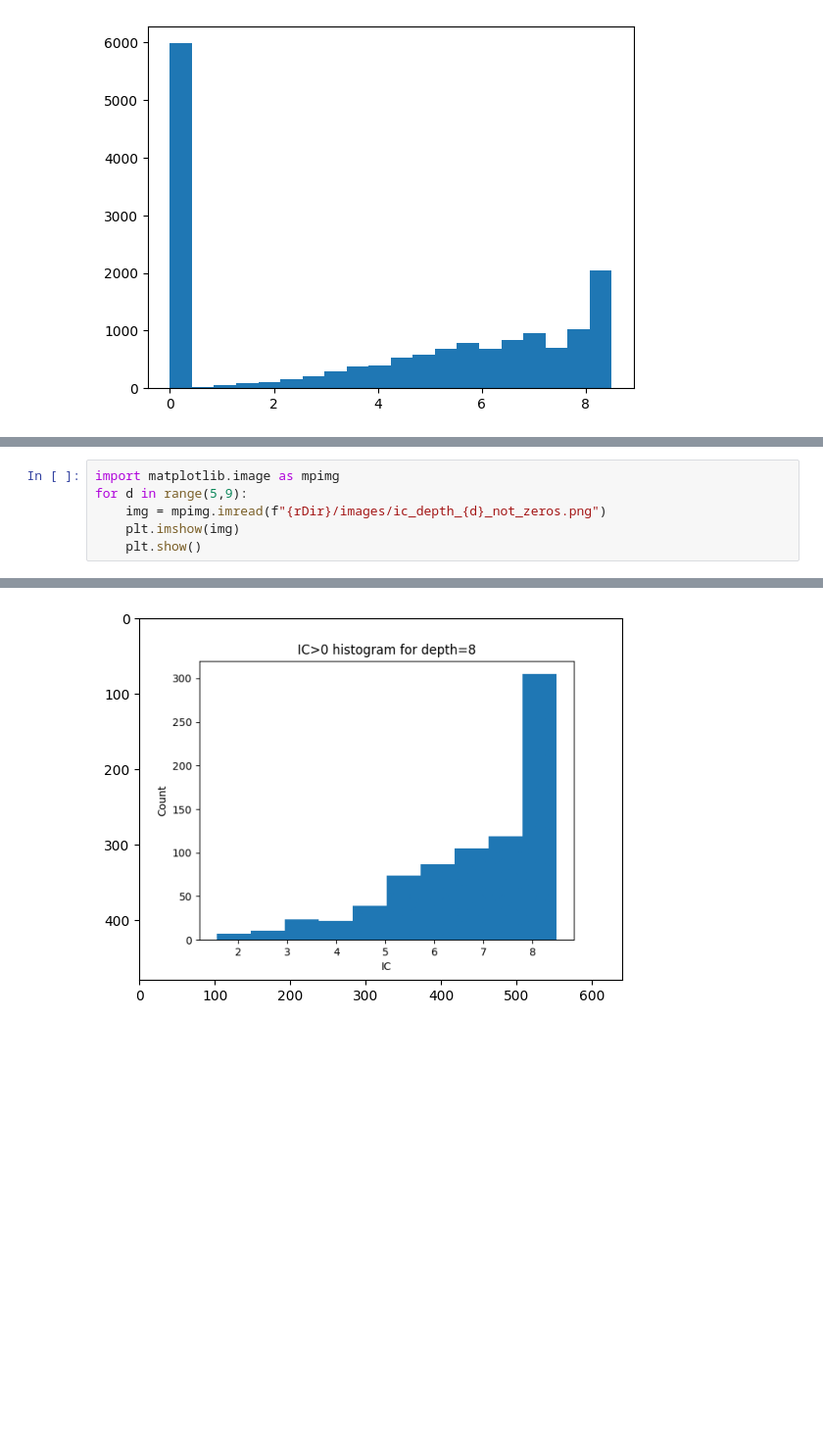
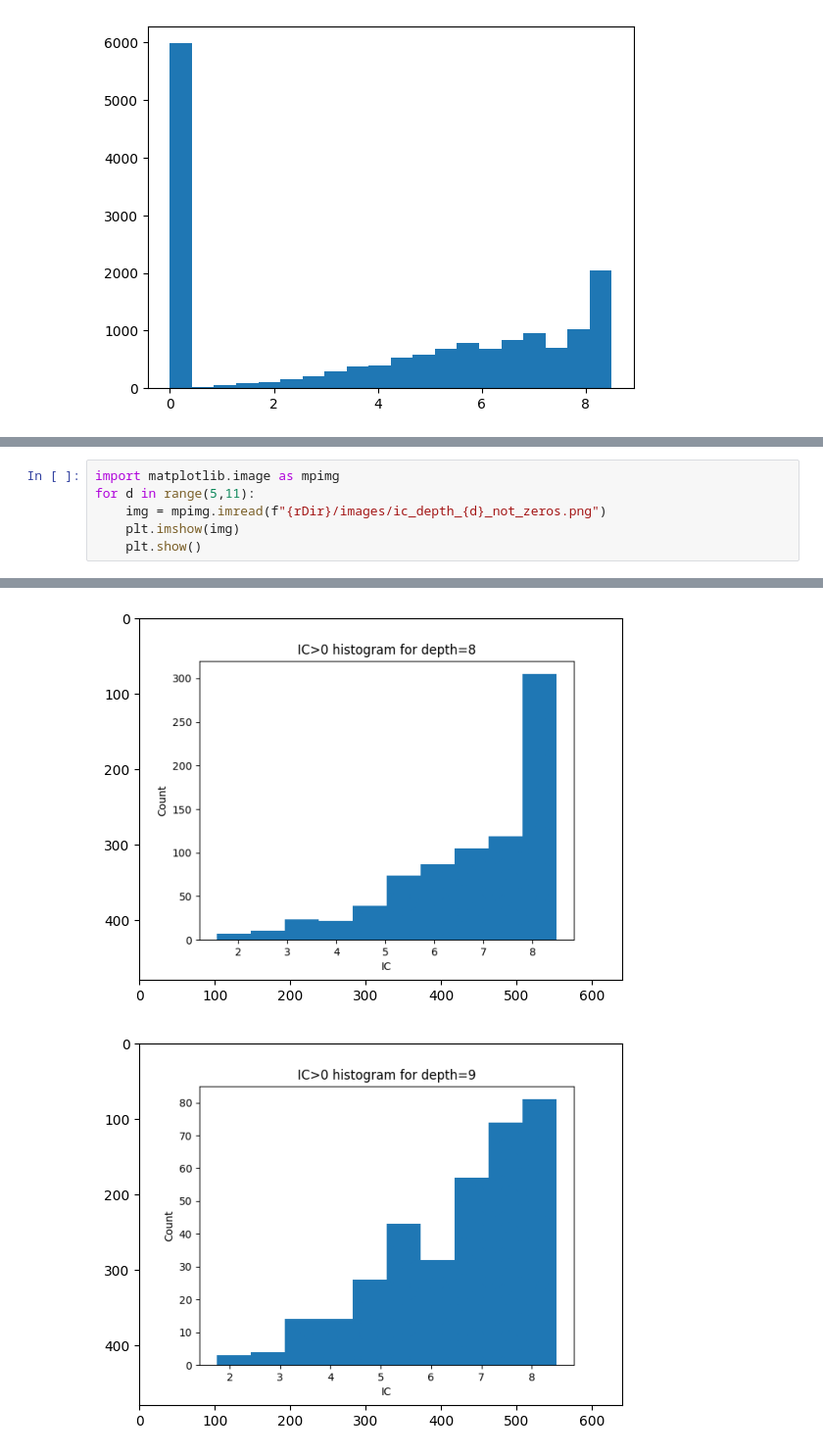
Before and after one commit to DgoMndez/DL-patogen-colab-DIIC, a Jupyter notebook: src/analysis/hpo-tree.ipynb, the cells around one changed output, grey strips where cells are left out. Shown at 98% size. Drawn from its saved outputs; the diff is of its cells as text; blank space fills up the shorter version.

```diff
--- a/src/analysis/hpo-tree.ipynb
+++ b/src/analysis/hpo-tree.ipynb
@@ -294,11 +298,12 @@ display(df)
 # %%
 import matplotlib.image as mpimg
-for d in range(5,9):
+for d in range(5,11):
     img = mpimg.imread(f"{rDir}/images/ic_depth_{d}_not_zeros.png")
     plt.imshow(img)
     plt.show()
 # %% [output]
 [figure]
 [figure]
 [figure]
 [figure]
+[figure, added]
```
Also changed, not shown: parts of 3 cells of this notebook, 1 other file.
